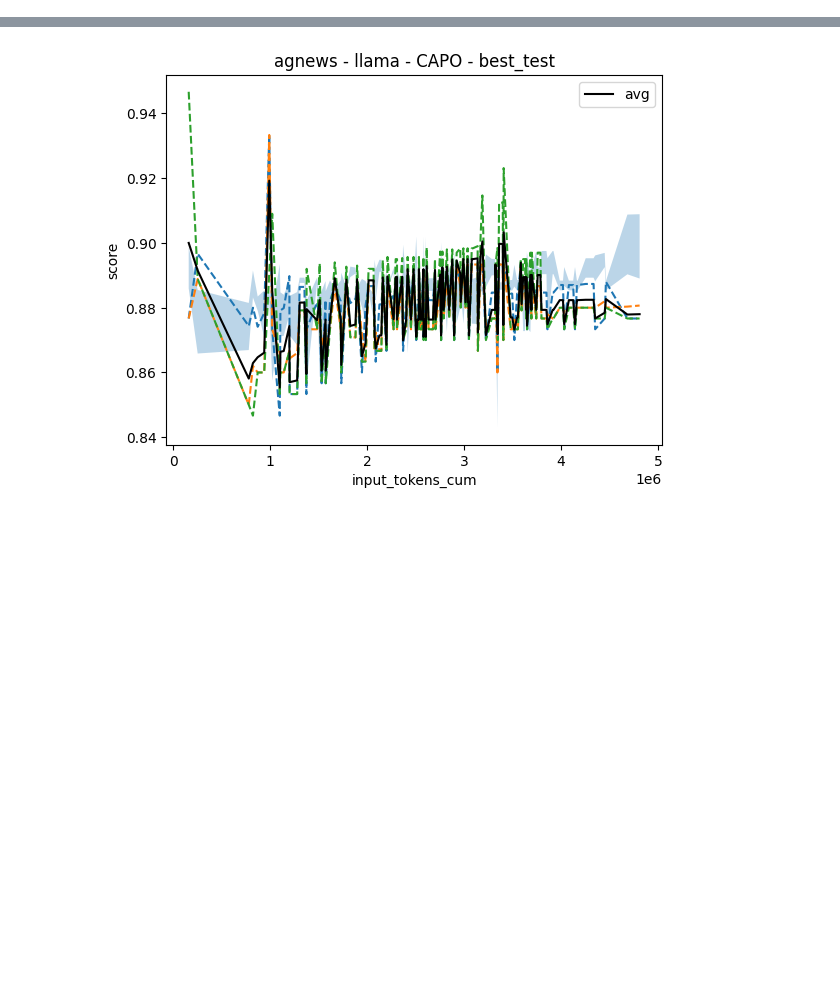
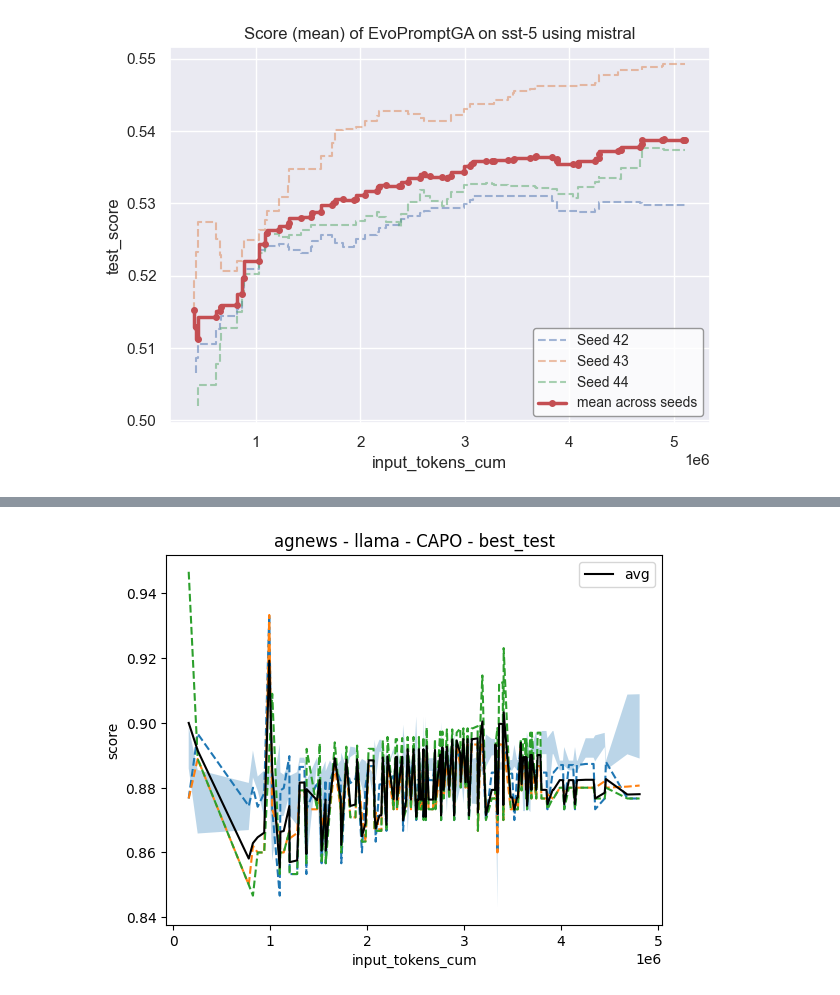
Before and after one commit to finitearth/capo, a Jupyter notebook: notebooks/seed_aggregation_eval.ipynb, the cells around one changed output, grey strips where cells are left out. Cells and saved outputs as stored; diff of their text form; code cells hidden in the pictures; blank space fills up the shorter version.

```diff
--- a/notebooks/seed_aggregation_eval.ipynb
+++ b/notebooks/seed_aggregation_eval.ipynb
@@ -15,0 +23,6 @@ plot_population_scores("agnews", "mistral", "CAPO", plot_seeds=True, x_col="inpu
+# %%
+plot_population_scores(
+    "sst-5", "mistral", "EvoPromptGA", plot_seeds=True, x_col="input_tokens_cum", interpolate=True
+);
+# %% [output]
+[figure, added]
```
Also changed, not shown: parts of 3 cells of this notebook, 2 other files.
